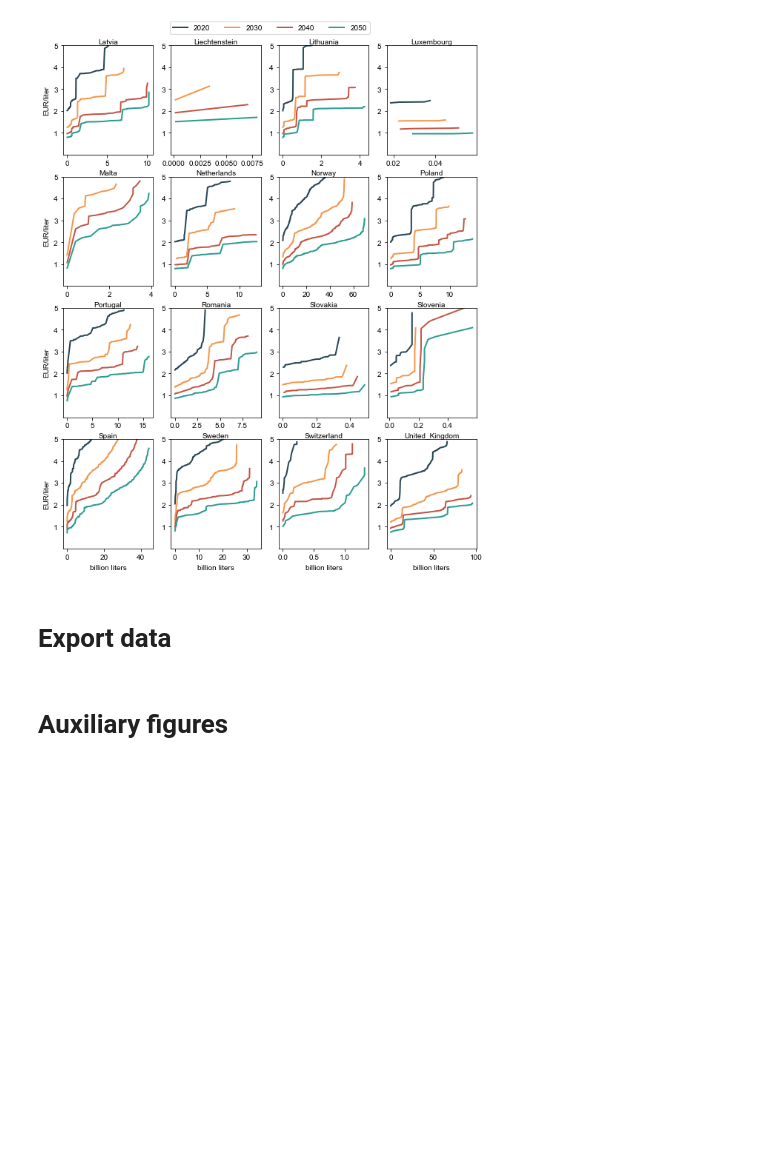
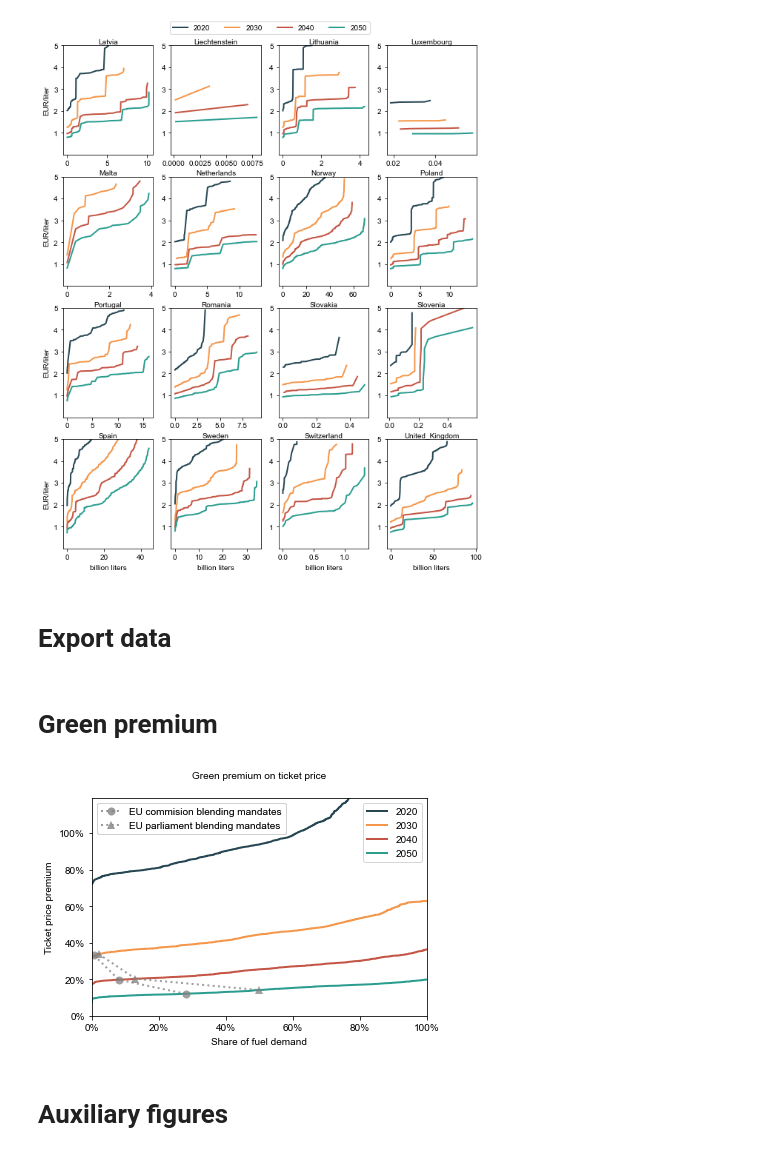
Before and after one commit to kwdseymour/EuroSAFs, a Jupyter notebook: scripts/analysis/cost_curve.ipynb, the cells around one changed output. Drawn from its saved outputs; the diff is of its cells as text; code cells hidden in the pictures; blank space fills up the shorter version.

Commit message:
Add green premium curve

```diff
--- a/scripts/analysis/cost_curve.ipynb
+++ b/scripts/analysis/cost_curve.ipynb
@@ -253,5 +257,55 @@ for j,(land_types,title) in enumerate(zip(scenarios,titles)):
         cost_curve.rename(columns={x:x+f'_{year}' for x in cost_curve.columns},inplace=True)
         cost_curves_combined = pd.concat([cost_curves_combined,cost_curve],axis=1)
     cost_curves_combined.to_csv(os.path.join('..','..','results','plant_optimization','final_results','cost_curves',f'{title} cost curve.csv'))
+# %% [markdown]
+# Green premium
+# %%
+base_cost = 0.5 #EUR/l
+commission_quotas = [0.7, 8, 28] #2030,2040,2050
+commission_quota_premiums = []
+parliament_quotas = [2, 13, 50] #2030,2040,2050
+parliament_quota_premiums = []
+
+fig,ax = plt.subplots(figsize=(6,4))
+
+for i,year in enumerate([2020,2030,2040,2050]):
+    production_potential = calculate_production_potential(results[year],[0,18,32])
+    cost_curve = calculate_cost_curve(production_potential)
+    cost_curve['fuel_share'] = cost_curve['production_liters_cumsum']/EU32_fuel_demand_liters*100
+    cost_curve['green_premium_fuel'] = (cost_curve['LCOF_liter']/base_cost-1)*100
+
+    # This assumes annual fuel efficiency improvement of 1%
+    ticket_price_factor = 1/4*0.99**(year-2020)
+#     ticket_price_factor = 1/4
+    cost_curve['green_premium_ticket'] = cost_curve['green_premium_fuel']*ticket_price_factor
+
+    ax.plot(cost_curve['fuel_share'],cost_curve['green_premium_ticket'], label=year)
+    if i>0:
+        commission_quota_premiums.append(cost_curve.iloc[abs(cost_curve['fuel_share'] - commission_quotas[i-1]).argmin()]['green_premium_ticket'])
+        parliament_quota_premiums.append(cost_curve.iloc[abs(cost_curve['fuel_share'] - parliament_quotas[i-1]).argmin()]['green_premium_ticket'])
+
+ax.plot(commission_quotas, commission_quota_premiums, marker='o', c='grey', alpha=0.75, markeredgewidth=0.0, markersize=8, linestyle=':', label='EU commision blending mandates')
+ax.plot(parliament_quotas, parliament_quota_premiums, marker='^', c='grey', alpha=0.75, markeredgewidth=0.0, markersize=8, linestyle=':', label='EU parliament blending mandates')
+
+ax.set_ylim(0,119)
+ax.set_xlim(0,100)
+
+ax.set_ylabel('Ticket price premium', labelpad=5)
+ax.xaxis.set_major_formatter(StrMethodFormatter('{x:.0f}%'))
+ax.yaxis.set_major_formatter(StrMethodFormatter('{x:.0f}%'))
+
+ax.set_xlabel('Share of fuel demand', labelpad=5)
+
+
+ax.set_title('Green premium on ticket price');
+lines = ax.get_lines()
+legend1 = ax.legend([lines[i] for i in [0,1,2,3]], [2020,2030,2040,2050], loc='upper right')
+legend2 = ax.legend([lines[i] for i in [4,5]], ['EU commision blending mandates','EU parliament blending mandates'], loc='upper left')
+ax.add_artist(legend1)
+ax.add_artist(legend2)
+
+plt.savefig('../../gfx/green_premium_curve.png', bbox_inches='tight',dpi=400);
+# %% [output]
+[figure, added]
 # %% [markdown]
 # Auxiliary figures
```
Also changed, not shown: parts of 6 cells of this notebook, 1 other file.
